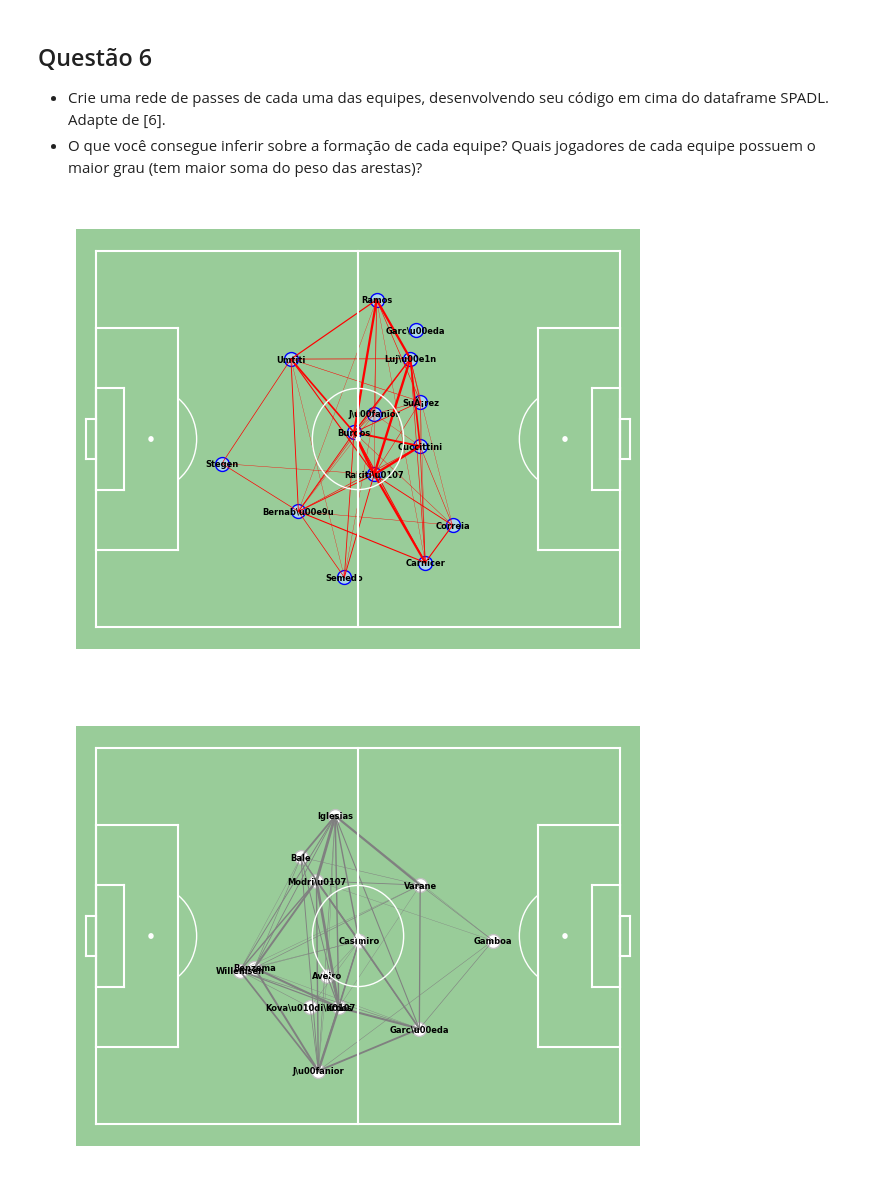
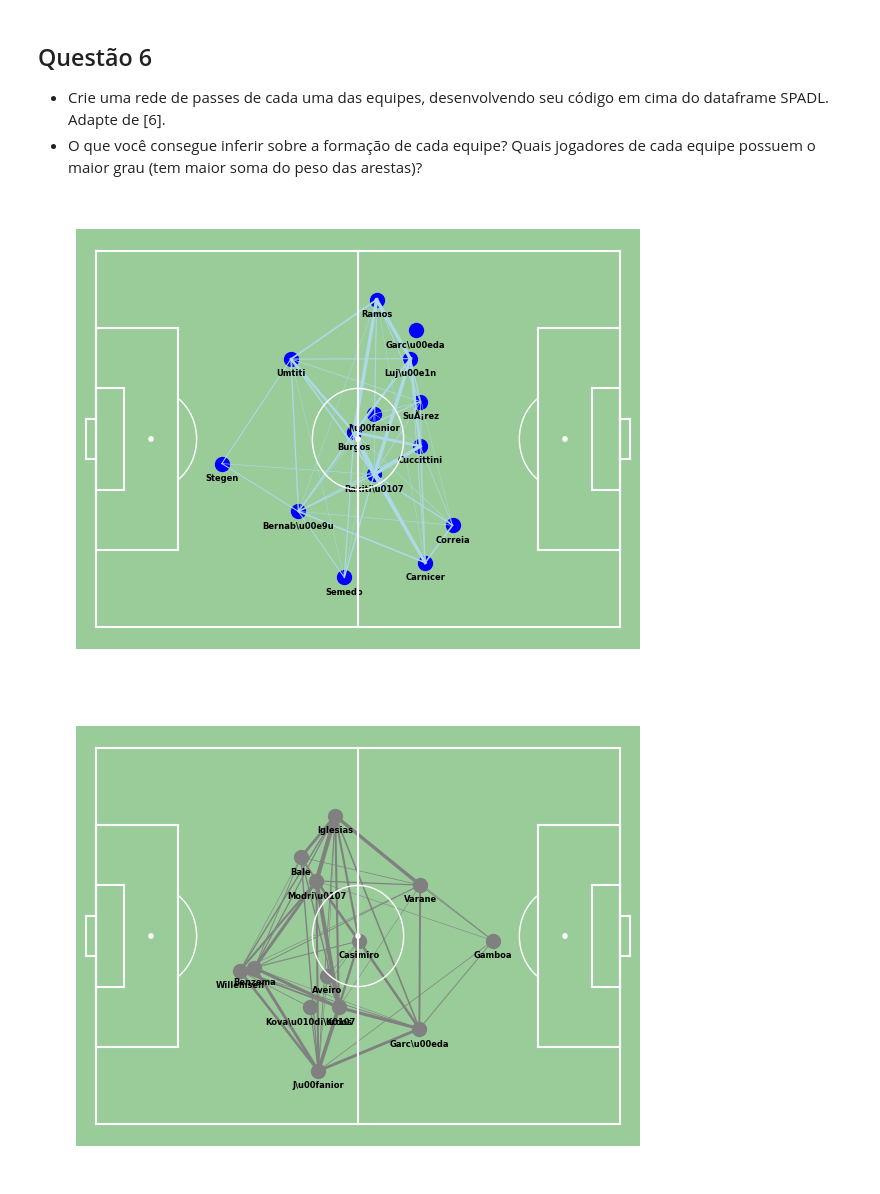
Before and after one commit to lframosferreira/soccer-analytics-notebooks, a Jupyter notebook: atv03/luis_felipe_ramos_ferreira.ipynb, the cells around one changed output. Saved outputs shown, nothing was run; the diff lists cells and outputs as text; code cells hidden in the pictures.

Commit message:
[NEW] making visualization of passing networks better

```diff
--- a/atv03/luis_felipe_ramos_ferreira.ipynb
+++ b/atv03/luis_felipe_ramos_ferreira.ipynb
@@ -370,28 +370,28 @@ lines_df = lines_df[lines_df['pass_count'] > 2]
 # %%
 matplotsoccer.field("green", figsize=8, show=False)
 
-plt.scatter(scatter_df.start_x, scatter_df.start_y, s=100, c="lightblue", edgecolor="blue")
+plt.scatter(scatter_df.start_x, scatter_df.start_y, s=100, c="blue")
 for i, row in scatter_df.iterrows():
-    plt.annotate(row.player_name, xy=(row.start_x, row.start_y), c='black', va='center', ha='center', weight = "bold", size=6, zorder = 4)
+    plt.annotate(row.player_name, xy=(row.start_x, row.start_y - 2.5), c='black', va='center', ha='center', weight = "bold", size=6, zorder = 4)
 
 for i, row in lines_df.iterrows():
         player1 = row["pair_key"].split("_")[0]
         player2 = row['pair_key'].split("_")[1]
         #take the average location of players to plot a line between them
         player1_x = scatter_df.loc[scatter_df["player_name"] == player1]['start_x'].iloc[0]
         player1_y = scatter_df.loc[scatter_df["player_name"] == player1]['start_y'].iloc[0]
         player2_x = scatter_df.loc[scatter_df["player_name"] == player2]['start_x'].iloc[0]
         player2_y = scatter_df.loc[scatter_df["player_name"] == player2]['start_y'].iloc[0]
         num_passes = row["pass_count"]
         #adjust the line width so that the more passes, the wider the line
-        line_width = (num_passes / lines_df['pass_count'].max() * 2)
+        line_width = (num_passes / lines_df['pass_count'].max() * 3)
         #plot lines on the pitch
         plt.plot([player1_x, player2_x], [player1_y, player2_y],
-                        alpha=1, lw=line_width, zorder=2, color="red")
+                        alpha=1, lw=line_width, zorder=2, color="lightblue")
 
 plt.show()
 # %% [output]
-[figure, old version]
+[figure, new version]
 # %%
 real_madrid_passes_df["pass_recipient_name"] = real_madrid_passes_df["player_name"].shift(-1)
 real_madrid_passes_df["player_name"] = real_madrid_passes_df["player_name"].apply(lambda x: str(x).split()[-1])
@@ -421,9 +421,9 @@ lines_df = lines_df[lines_df['pass_count'] > 2]
 # %%
 matplotsoccer.field("green", figsize=8, show=False)
 
-plt.scatter(scatter_df.start_x, scatter_df.start_y, s=100, c="white", edgecolor="silver")
+plt.scatter(scatter_df.start_x, scatter_df.start_y, s=100, c="grey")
 for i, row in scatter_df.iterrows():
-    plt.annotate(row.player_name, xy=(row.start_x, row.start_y), c='black', va='center', ha='center', weight = "bold", size=6, zorder = 4)
+    plt.annotate(row.player_name, xy=(row.start_x, row.start_y - 2.5), c='black', va='center', ha='center', weight = "bold", size=6, zorder = 4)
 
 for i, row in lines_df.iterrows():
         player1 = row["pair_key"].split("_")[0]
@@ -435,10 +435,10 @@ for i, row in lines_df.iterrows():
         player2_y = scatter_df.loc[scatter_df["player_name"] == player2]['start_y'].iloc[0]
         num_passes = row["pass_count"]
         #adjust the line width so that the more passes, the wider the line
-        line_width = (num_passes / lines_df['pass_count'].max() * 2)
+        line_width = (num_passes / lines_df['pass_count'].max() * 3)
         #plot lines on the pitch
         plt.plot([player1_x, player2_x], [player1_y, player2_y],
                         alpha=1, lw=line_width, zorder=2, color="grey")
 plt.show()
 # %% [output]
-[figure, old version]
+[figure, new version]
```
